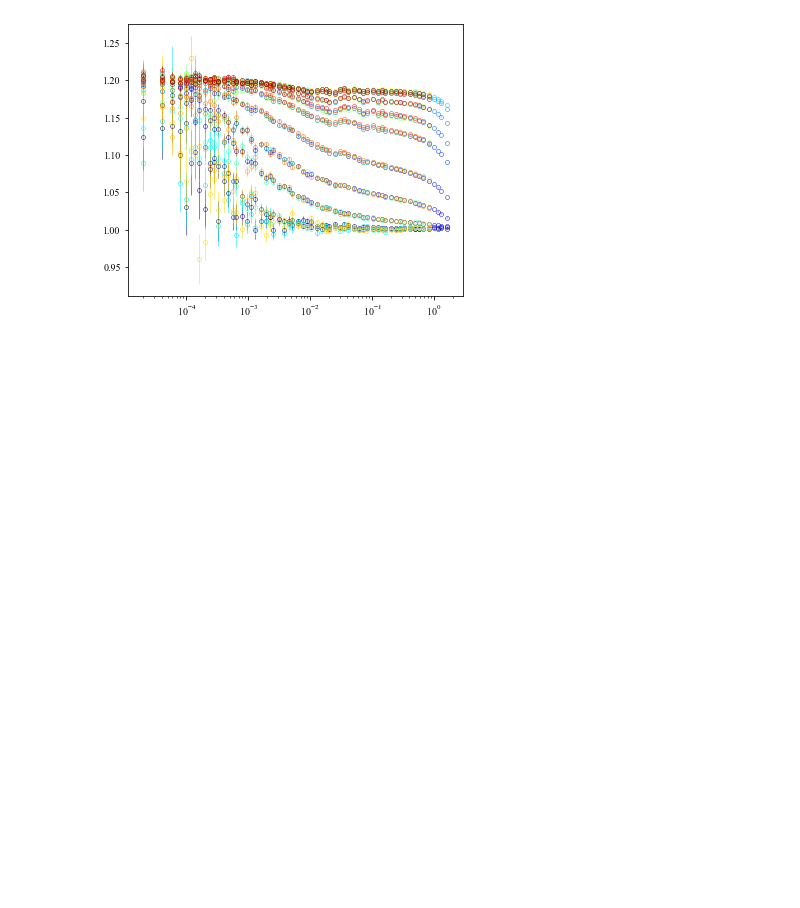
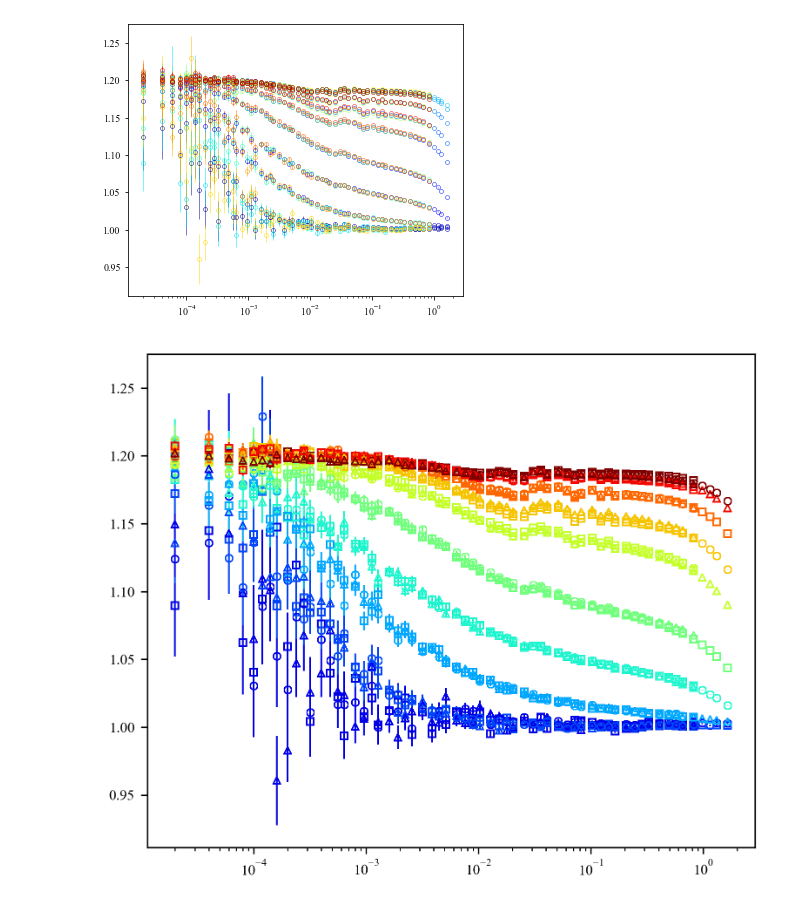
Before and after one commit to AZjk/llps-saxpcs, a Jupyter notebook: H02/H02_RampUp_XPCS_Plot_Combined.ipynb, the cells around one changed output. Drawn from its saved outputs; the diff is of its cells as text; code cells hidden in the pictures; blank space fills up the shorter version.

Commit message:
Update on fitting figures

```diff
--- a/H02/H02_RampUp_XPCS_Plot_Combined.ipynb
+++ b/H02/H02_RampUp_XPCS_Plot_Combined.ipynb
@@ -68,3 +68,76 @@ for avg_dict in avg_ramp_up:
 plt.savefig('H02_RampUp_XPCS_combined.pdf')
 # %% [output]
 [figure]
+# %%
+import numpy as np
+import matplotlib.pyplot as plt
+import pickle
+import matplotlib.ticker as ticker
+
+# Define file names
+pickle_files = [
+    'checkpoint_cluster_result.pickle',
+    'checkpoint_part1.pickle',
+    'checkpoint_part2.pickle'
+]
+
+# Initialize empty lists to store data
+avg_ramp_up = []
+avg_ramp_down = []
+t_el = None
+ql_sta = None
+ql_dyn = None
+
+# Read and combine data from all pickle files
+for file in pickle_files:
+    with open(file, 'rb') as f:
+        avg_ramp_up.extend(pickle.load(f))  # Assuming this is a list
+        avg_ramp_down.extend(pickle.load(f))  # Assuming this is a list
+        if t_el is None:
+            t_el = pickle.load(f)
+        if ql_sta is None:
+            ql_sta = pickle.load(f)
+        if ql_dyn is None:
+            ql_dyn = pickle.load(f)
+
+# Plot configuration
+plt.rcParams['pdf.fonttype'] = 42
+plt.rcParams["font.family"] = "Times New Roman"
+plt.rcParams['font.size'] = 8
+plt.rcParams['figure.dpi'] = 300
+
+fig, ax = plt.subplots(1, 1, figsize=(6,5))
+
+g2_idx = 0
+total_size = sum(len(avg_dict['temperature_x']) for avg_dict in avg_ramp_up)
+
+accu_size = 0
+marker_types = ['o', 's', '^']  # Circle, Square, Triangle
+
+# Create a mapping for temperature-based colors
+unique_temps = sorted(set(temp for avg_dict in avg_ramp_up for temp in avg_dict['temperature_x']))
+temp_to_color = {temp: plt.get_cmap('jet')(i / len(unique_temps)) for i, temp in enumerate(unique_temps)}
+
+for i, avg_dict in enumerate(avg_ramp_up):
+    curr_size = len(avg_dict['temperature_x'])
+    idx = accu_size + np.arange(curr_size) * 1.0
+    idx /= total_size
+    accu_size += curr_size
+
+    for j, temp in enumerate(avg_dict['temperature_x']):
+        color = temp_to_color[temp]
+        marker = marker_types[i % len(marker_types)]  # Cycle through marker types
+
+        g2_values = avg_dict['g2'][:, g2_idx]
+        g2_err_values = avg_dict['g2_err'][:, g2_idx]
+        min_length = min(len(t_el), len(g2_values))
+
+        ax.errorbar(t_el[:min_length], g2_values[:min_length],
+                    yerr=g2_err_values[:min_length], fmt=marker, color=color,
+                    lw=0.5, ms=4, mew=0.5, mfc='none')
+
+    ax.set_xscale('log')
+
+plt.savefig('H02_RampUp_XPCS_combined.pdf')
+# %% [output]
+[figure, added]
```
Also changed, not shown: parts of 2 cells of this notebook, 1 other file.
